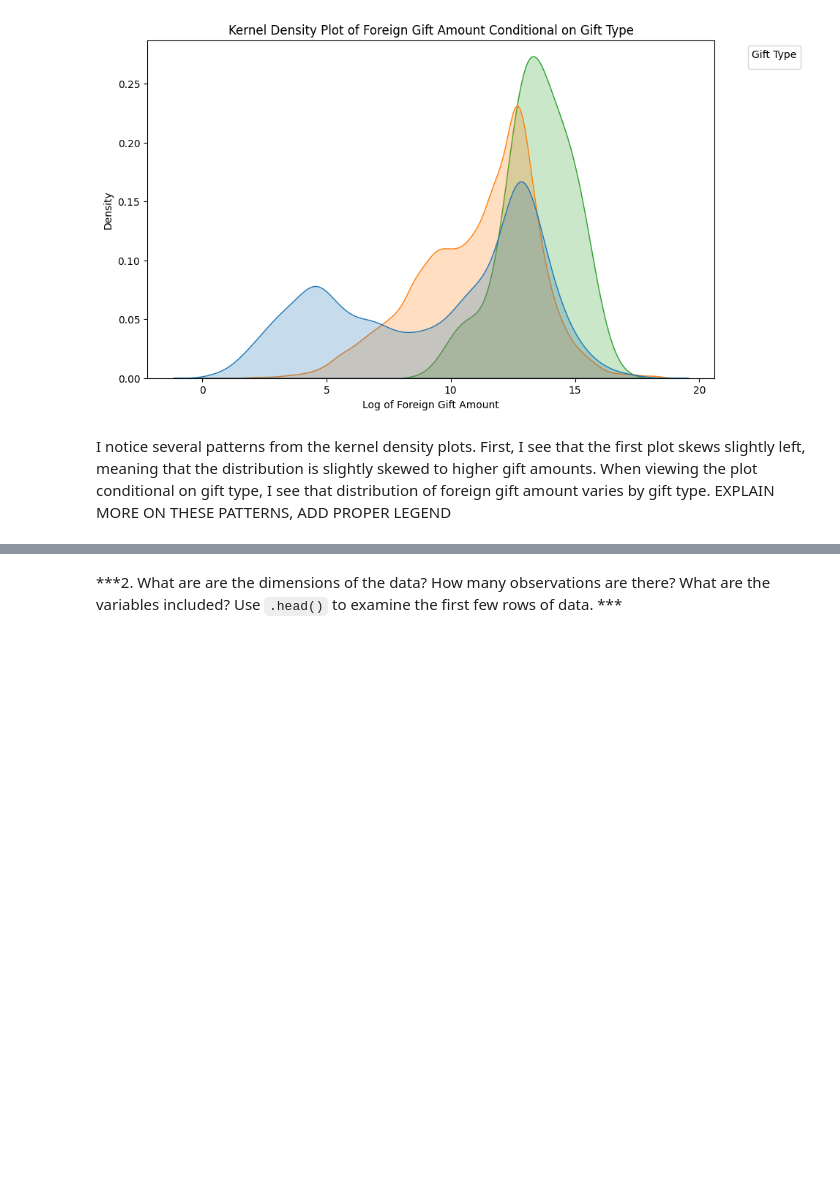
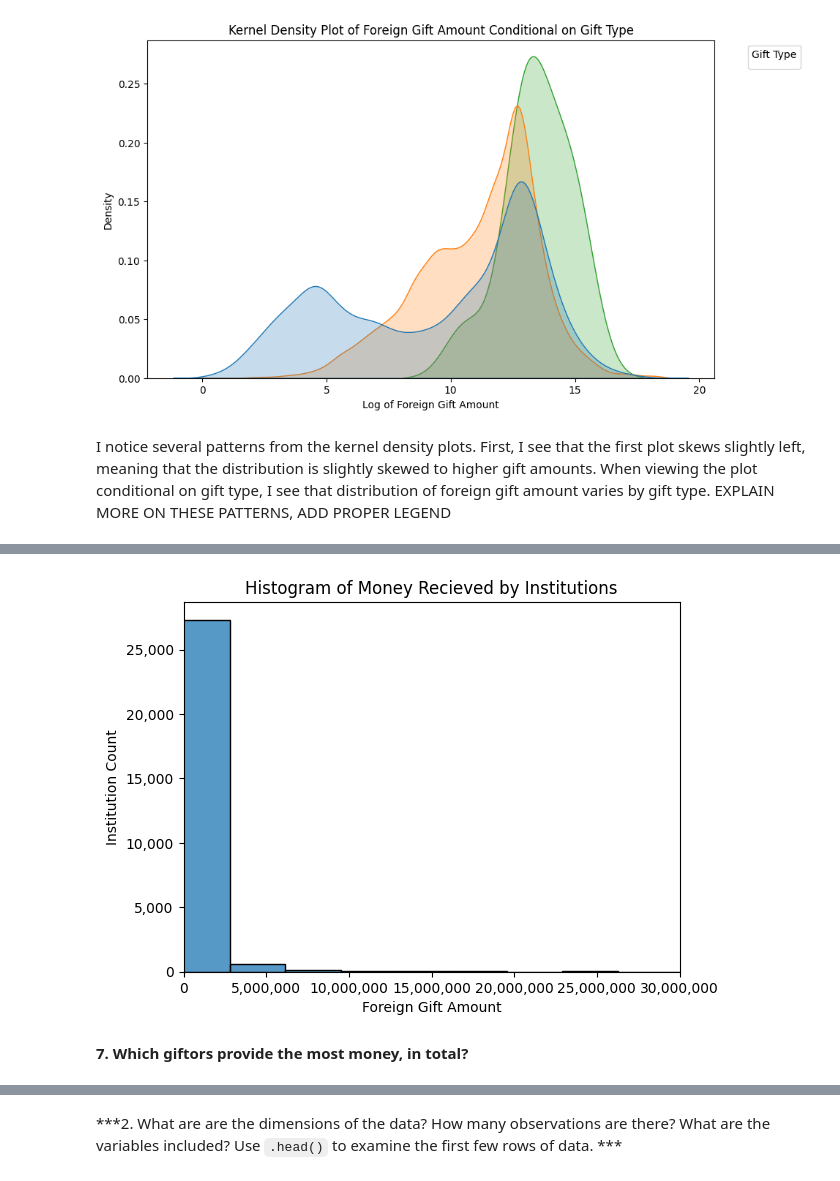
Before and after one commit to norawik/EDA, a Jupyter notebook: assignment/assignment.ipynb, the cells around one changed output, grey strips where cells are left out. Drawn from its saved outputs; the diff is of its cells as text; code cells hidden in the pictures; blank space fills up the shorter version.

```diff
--- a/assignment/assignment.ipynb
+++ b/assignment/assignment.ipynb
@@ -114,0 +215,14 @@ I notice several patterns from the kernel density plots. First, I see that the f
+# %%
+#histogram of institutions by amount of money recieved
+sns.histplot(foreigngifts['Foreign Gift Amount'], bins=30, kde=False)
+plt.title('Histogram of Money Recieved by Institutions')
+plt.xlabel('Foreign Gift Amount')
+plt.ylabel('Institution Count')
+plt.gca().xaxis.set_major_formatter(ticker.FuncFormatter(lambda x, _: f'{x:,.0f}'))
+plt.gca().yaxis.set_major_formatter(ticker.FuncFormatter(lambda x, _: f'{x:,.0f}'))
+plt.xlim(0, 30000000)
+plt.show()
+# %% [output]
+[figure, added]
+# %% [markdown]
+**7. Which giftors provide the most money, in total?**
```
Also changed, not shown: parts of 25 cells of this notebook.
